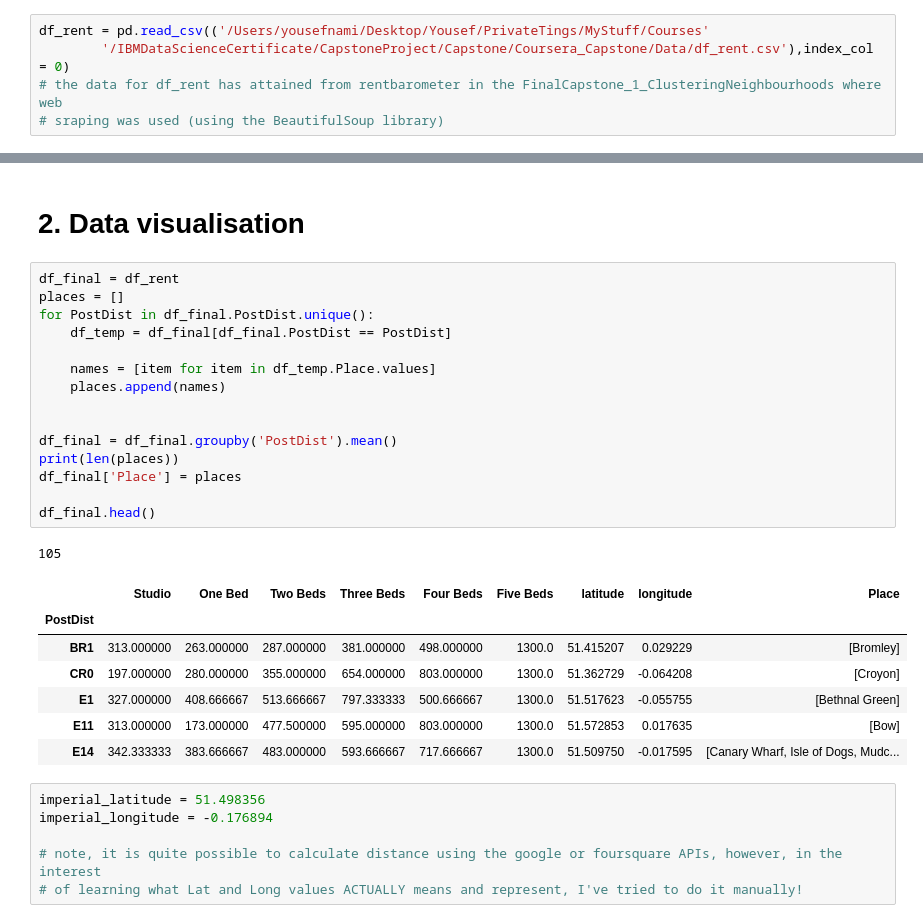
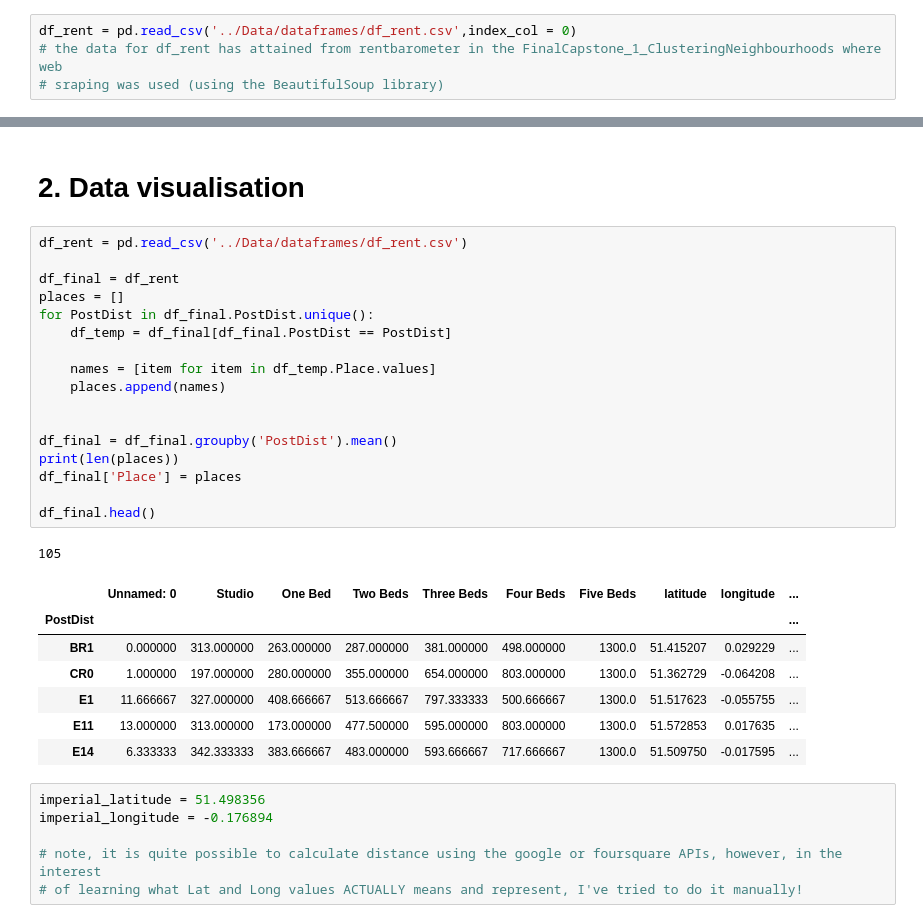
Before and after one commit to namiyousef/Coursera_Capstone, a Jupyter notebook: Capstone Notebooks/FinalCapstone_5_Analysis.ipynb, the cells around one changed output, grey strips where cells are left out. Drawn from its saved outputs; the diff is of its cells as text.

```diff
--- a/Capstone Notebooks/FinalCapstone_5_Analysis.ipynb
+++ b/Capstone Notebooks/FinalCapstone_5_Analysis.ipynb
@@ -73,8 +74,7 @@ plt.style.use('classic')
 # %% [markdown]
 ## Cleaning rent data
 # %%
-df_rent = pd.read_csv(('/Users/yousefnami/Desktop/Yousef/PrivateTings/MyStuff/Courses'
-        '/IBMDataScienceCertificate/CapstoneProject/Capstone/Coursera_Capstone/Data/df_rent.csv'),index_col = 0)
+df_rent = pd.read_csv('../Data/dataframes/df_rent.csv',index_col = 0)
 # the data for df_rent has attained from rentbarometer in the FinalCapstone_1_ClusteringNeighbourhoods where web
 # sraping was used (using the BeautifulSoup library)
 # %%
@@ -509,29 +491,31 @@ df_rent.to_csv("../Data/dataframes/df_rent.csv")
 # %% [markdown]
 # 2. Data visualisation
 # %%
+df_rent = pd.read_csv('../Data/dataframes/df_rent.csv')
+
 df_final = df_rent
 places = []
 for PostDist in df_final.PostDist.unique():
     df_temp = df_final[df_final.PostDist == PostDist]
 
     names = [item for item in df_temp.Place.values]
     places.append(names)
 
 
 df_final = df_final.groupby('PostDist').mean()
 print(len(places))
 df_final['Place'] = places
 
 df_final.head()
 # %% [output]
 105
-|  | Studio | One Bed | Two Beds | Three Beds | Four Beds | Five Beds | latitude | longitude | Place |
-| PostDist |  |  |  |  |  |  |  |  |  |
-| BR1 | 313.000000 | 263.000000 | 287.000000 | 381.000000 | 498.000000 | 1300.0 | 51.415207 | 0.029229 | [Bromley] |
-| CR0 | 197.000000 | 280.000000 | 355.000000 | 654.000000 | 803.000000 | 1300.0 | 51.362729 | -0.064208 | [Croyon] |
-| E1 | 327.000000 | 408.666667 | 513.666667 | 797.333333 | 500.666667 | 1300.0 | 51.517623 | -0.055755 | [Bethnal Green] |
-| E11 | 313.000000 | 173.000000 | 477.500000 | 595.000000 | 803.000000 | 1300.0 | 51.572853 | 0.017635 | [Bow] |
-| E14 | 342.333333 | 383.666667 | 483.000000 | 593.666667 | 717.666667 | 1300.0 | 51.509750 | -0.017595 | [Canary Wharf, Isle of Dogs, Mudc... |
+|  | Unnamed: 0 | Studio | One Bed | Two Beds | Three Beds | Four Beds | Five Beds | latitude | longitude | ... |
+| PostDist |  |  |  |  |  |  |  |  |  | ... |
+| BR1 | 0.000000 | 313.000000 | 263.000000 | 287.000000 | 381.000000 | 498.000000 | 1300.0 | 51.415207 | 0.029229 | ... |
+| CR0 | 1.000000 | 197.000000 | 280.000000 | 355.000000 | 654.000000 | 803.000000 | 1300.0 | 51.362729 | -0.064208 | ... |
+| E1 | 11.666667 | 327.000000 | 408.666667 | 513.666667 | 797.333333 | 500.666667 | 1300.0 | 51.517623 | -0.055755 | ... |
+| E11 | 13.000000 | 313.000000 | 173.000000 | 477.500000 | 595.000000 | 803.000000 | 1300.0 | 51.572853 | 0.017635 | ... |
+| E14 | 6.333333 | 342.333333 | 383.666667 | 483.000000 | 593.666667 | 717.666667 | 1300.0 | 51.509750 | -0.017595 | ... |
 # %%
 imperial_latitude = 51.498356
 imperial_longitude = -0.176894
```
Also changed, not shown: parts of 24 cells of this notebook.
